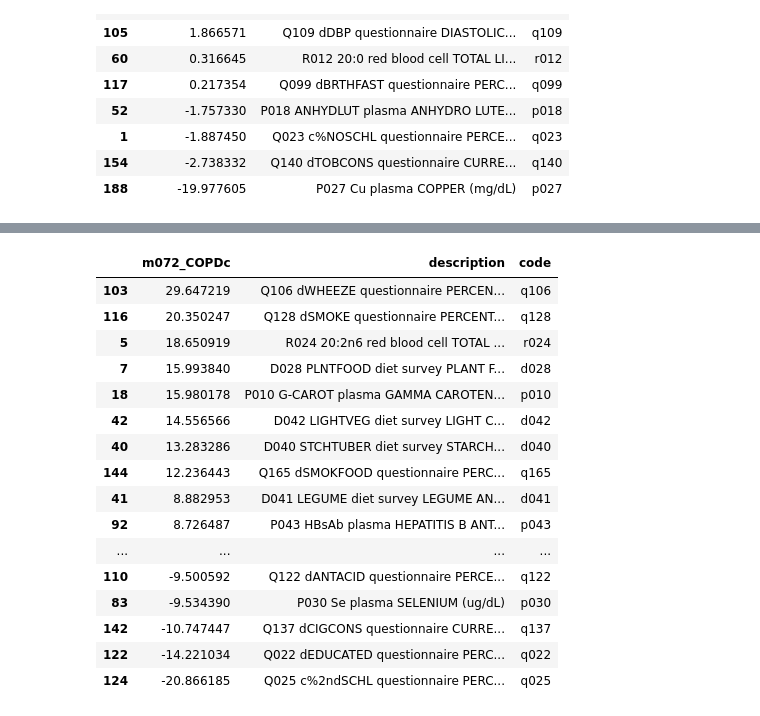
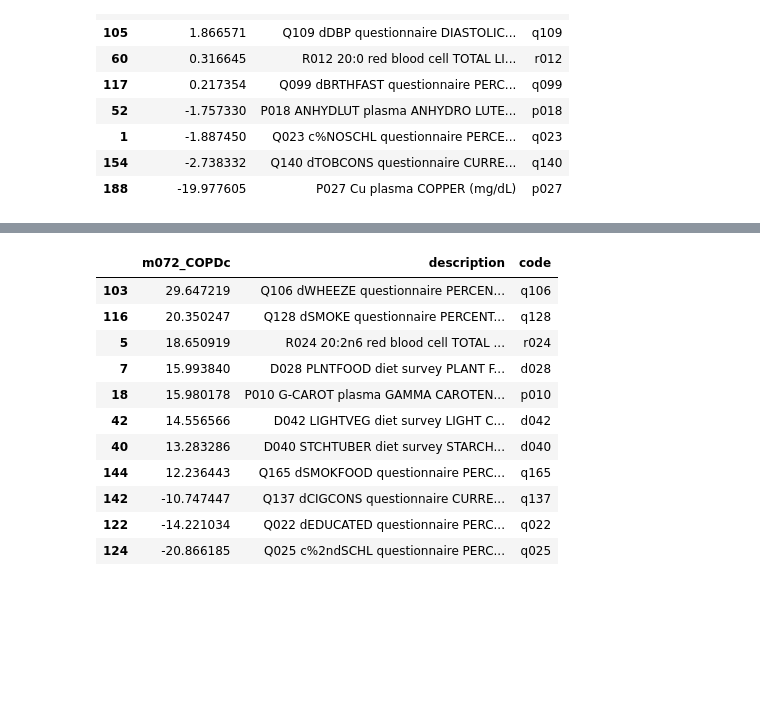
Before and after one commit to colbytse/community_health_project, a Jupyter notebook: modeling-ct.ipynb, the cells around one changed output, grey strips where cells are left out. Saved outputs shown, nothing was run; the diff lists cells and outputs as text; code cells hidden in the pictures; blank space fills up the shorter version.

```diff
--- a/modeling-ct.ipynb
+++ b/modeling-ct.ipynb
@@ -385,6 +382,9 @@ score_df.head(2)
 |  | m010_NONMEDc | m005_ALL35_69 | m008_MEDICALc | m065_STROKEc | m023_ALLCAc | m059_ALLVASCc | m028_OESOPHCAc | ... |
 | 0 | 7.084762 | 0.000000 | -0.0 | 0.00000 | -0.000000 | 0.000000 | -0.000000 | ... |
 | 1 | 5.215087 | 0.087319 | 0.0 | -1.88745 | 0.056419 | -0.047364 | 4.606957 | ... |
+# %%
+pd.set_option('display.max_rows', 100)
+# To see all the descriptions we need. I'll filter this down to top 10 later.
 # %%
 # This filtering will show only non-zero scores;
 # showing the weights of what the lasso regression actually used and how.
@@ -505,24 +498,19 @@ score_df[['m028_OESOPHCAc', 'description', 'code']][score_df['m028_OESOPHCAc'] !
 | 185 | -18.799187 | R026 20:4n6 red blood cell TOTAL ... | r026 |
 | 144 | -35.031992 | Q165 dSMOKFOOD questionnaire PERC... | q165 |
 # %%
-imp_features['m072_COPDc'][imp_features['m072_COPDc'] > 0].to_frame().sort_values(by='m072_COPDc', ascending=False)
-score_df[['m072_COPDc', 'description', 'code']][score_df['m072_COPDc'] != 0]\
+# imp_features['m072_COPDc'][imp_features['m072_COPDc'] > 0].to_frame().sort_values(by='m072_COPDc', ascending=False)
+score_df[['m072_COPDc', 'description', 'code']][np.abs(score_df['m072_COPDc']) >10]\
 .sort_values(by='m072_COPDc', ascending=False)
 # %% [output]
 |  | m072_COPDc | description | code |
 | 103 | 29.647219 | Q106 dWHEEZE questionnaire PERCEN... | q106 |
 | 116 | 20.350247 | Q128 dSMOKE questionnaire PERCENT... | q128 |
 | 5 | 18.650919 | R024 20:2n6 red blood cell TOTAL ... | r024 |
 | 7 | 15.993840 | D028 PLNTFOOD diet survey PLANT F... | d028 |
 | 18 | 15.980178 | P010 G-CAROT plasma GAMMA CAROTEN... | p010 |
 | 42 | 14.556566 | D042 LIGHTVEG diet survey LIGHT C... | d042 |
 | 40 | 13.283286 | D040 STCHTUBER diet survey STARCH... | d040 |
 | 144 | 12.236443 | Q165 dSMOKFOOD questionnaire PERC... | q165 |
-| 41 | 8.882953 | D041 LEGUME diet survey LEGUME AN... | d041 |
-| 92 | 8.726487 | P043 HBsAb plasma HEPATITIS B ANT... | p043 |
-| ... | ... | ... | ... |
-| 110 | -9.500592 | Q122 dANTACID questionnaire PERCE... | q122 |
-| 83 | -9.534390 | P030 Se plasma SELENIUM (ug/dL) | p030 |
 | 142 | -10.747447 | Q137 dCIGCONS questionnaire CURRE... | q137 |
 | 122 | -14.221034 | Q022 dEDUCATED questionnaire PERC... | q022 |
 | 124 | -20.866185 | Q025 c%2ndSCHL questionnaire PERC... | q025 |
```
Also changed, not shown: parts of 20 cells of this notebook.
